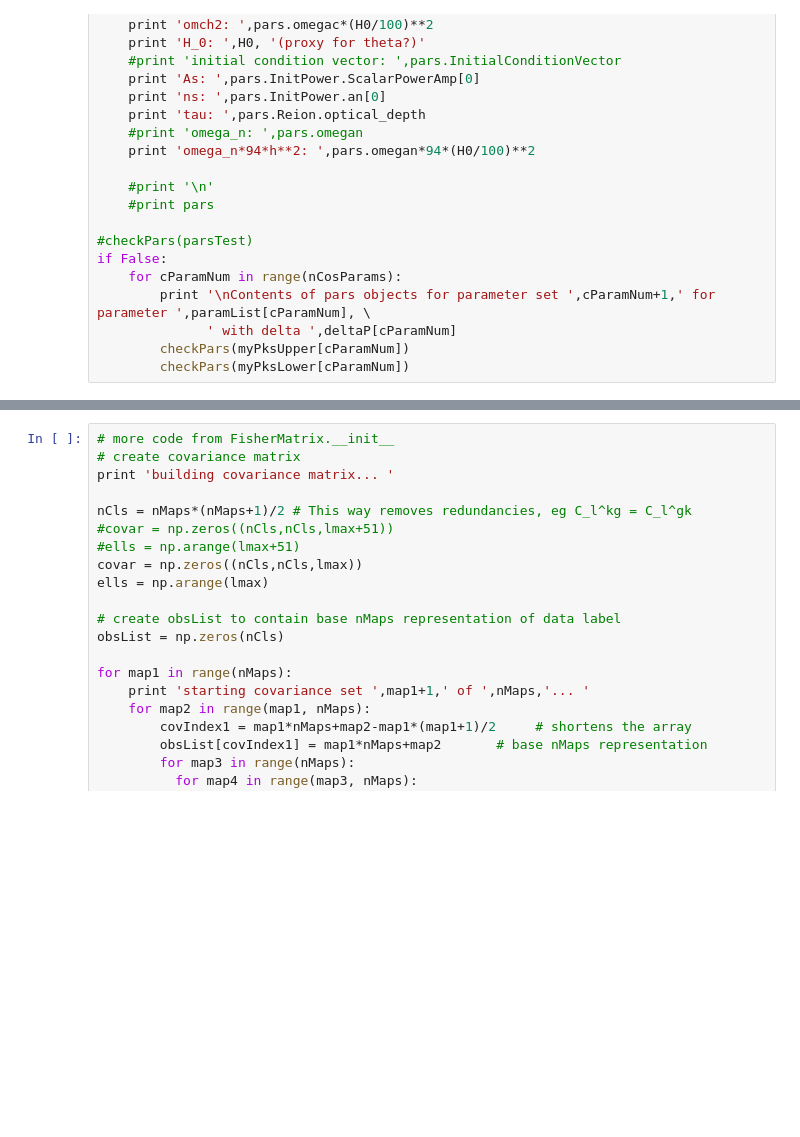
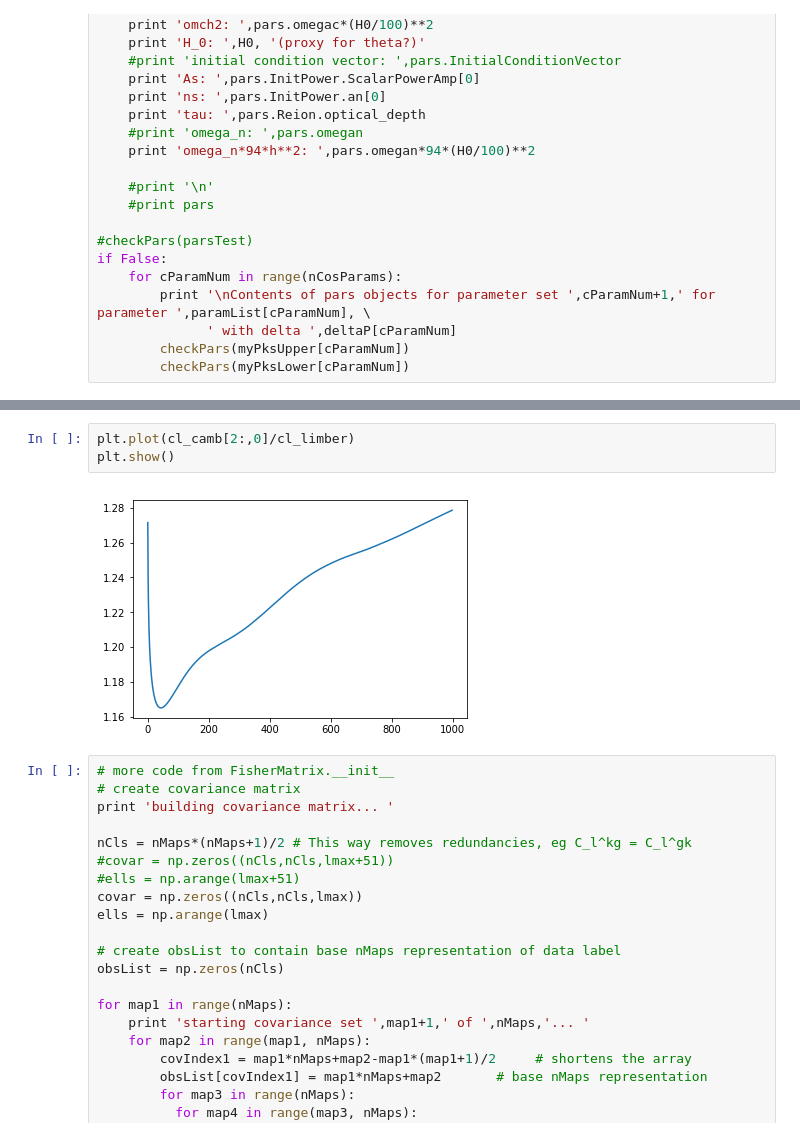
Before and after one commit to RIKnight/Fisher-Forecasting, a Jupyter notebook: Quick Fisher for TT TE EE.ipynb, the cells around one changed output, grey strips where cells are left out. Drawn from its saved outputs; the diff is of its cells as text; blank space fills up the shorter version.

```diff
--- a/Quick Fisher for TT TE EE.ipynb
+++ b/Quick Fisher for TT TE EE.ipynb
@@ -282,3 +343,8 @@ done
+# %%
+plt.plot(cl_camb[2:,0]/cl_limber)
+plt.show()
+# %% [output]
+[figure, added]
 # %%
 # more code from FisherMatrix.__init__
 # create covariance matrix
```
Also changed, not shown: parts of 32 cells of this notebook, 5 other files.
